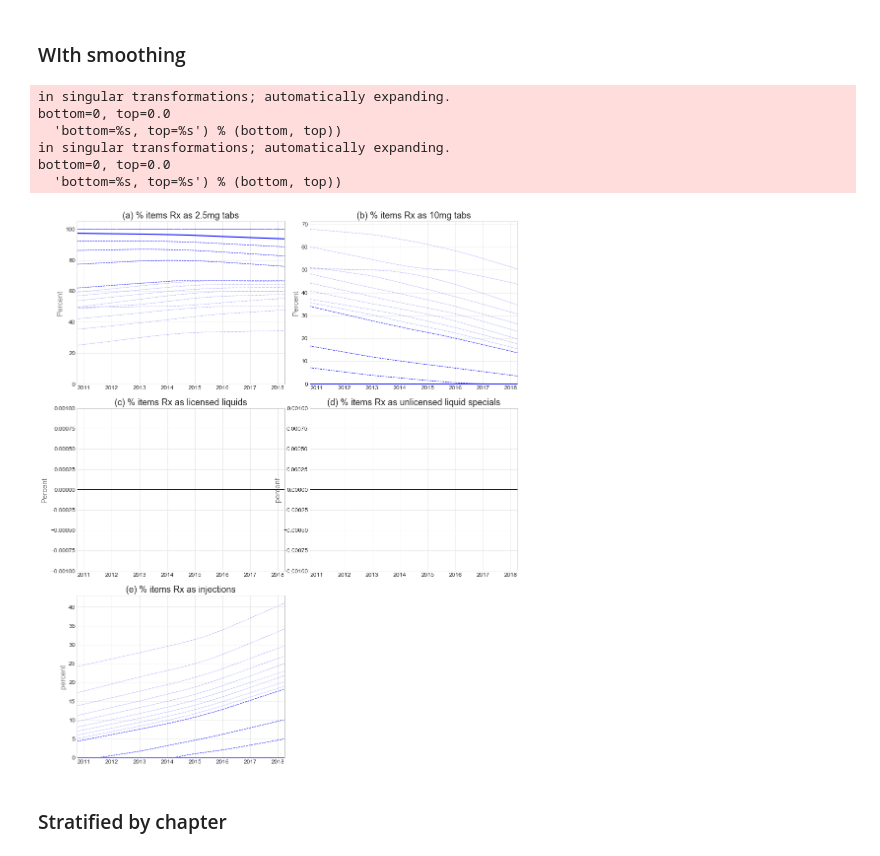
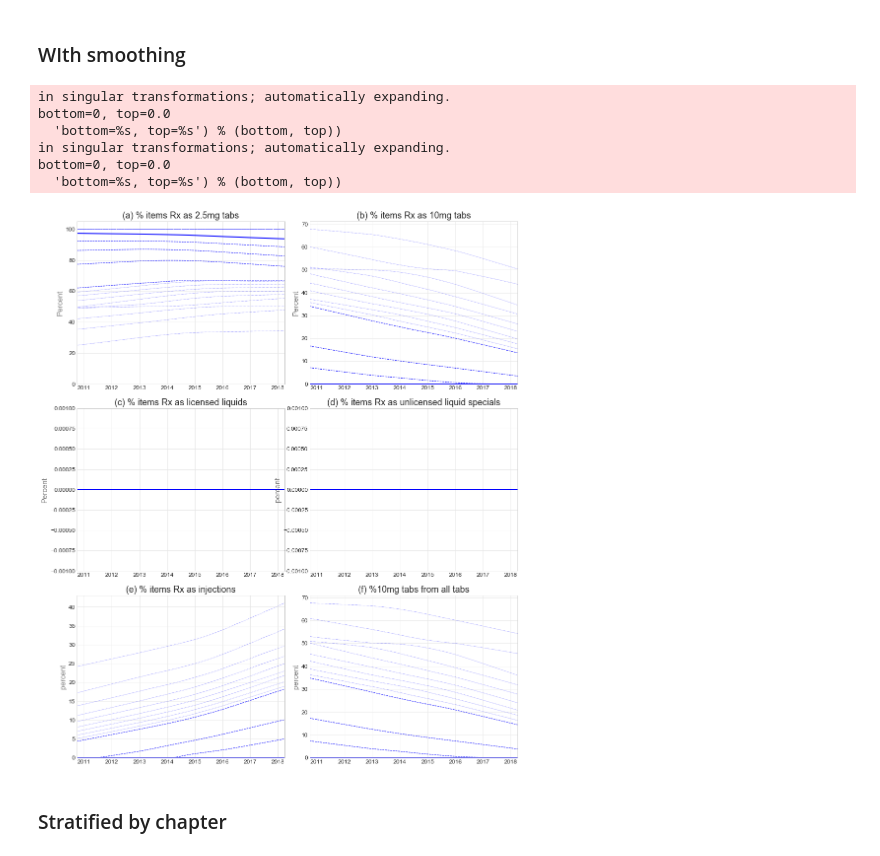
Before and after one commit to ebmdatalab/Methotrexate, a Jupyter notebook: MTX using Antibiotics_practice_level_v8.ipynb, the cells around one changed output. Saved outputs shown, nothing was run; the diff lists cells and outputs as text; code cells hidden in the pictures.

```diff
--- a/MTX using Antibiotics_practice_level_v8.ipynb
+++ b/MTX using Antibiotics_practice_level_v8.ipynb
@@ -136,6 +136,7 @@ pc["10mg tabs"] = 100*(pc.mtx_10/pc.total_mtxitems).fillna(0)
 pc["liquid"] = 100*(pc.mtx_liq/pc.total_mtxitems).fillna(0)
 pc["liquid specials"] = 100*(pc.mtx_liqspec/pc.total_mtxitems).fillna(0)
 pc["injections"] = 100*(pc.mtx_inj/pc.total_mtxitems).fillna(0)
+pc["10mg measure"] = 100*(pc.mtx_10/(pc.mtx_10+pc.mtx_2_5)).fillna(0)
 
 pc.head()
 # %% [output]
@@ -207,7 +208,8 @@ s = [(0,'2.5mg tabs',0,0,'(a) % items Rx as 2.5mg tabs','Percent'),
      (1,'10mg tabs',0,1,'(b) % items Rx as 10mg tabs','Percent'),
      (2,'liquid',1,0,'(c) % items Rx as licensed liquids','Percent'),
      (3,'liquid specials',1,1, '(d) % items Rx as unlicensed liquid specials', 'percent'),
-     (4,'injections',2,0, '(e) % items Rx as injections', 'percent')]
+     (4,'injections',2,0, '(e) % items Rx as injections', 'percent'),
+    (5,'10mg measure',2,1, '(f) %10mg tabs from all tabs', 'percent')]
 
 
 x = pd.Series(x)
@@ -255,7 +257,8 @@ s = [(0,'2.5mg tabs',0,0,'(a) % items Rx as 2.5mg tabs','Percent'),
      (1,'10mg tabs',0,1,'(b) % items Rx as 10mg tabs','Percent'),
      (2,'liquid',1,0,'(c) % items Rx as licensed liquids','Percent'),
      (3,'liquid specials',1,1, '(d) % items Rx as unlicensed liquid specials', 'percent'),
-     (4,'injections',2,0, '(e) % items Rx as injections', 'percent')]
+     (4,'injections',2,0, '(e) % items Rx as injections', 'percent'),
+    (5,'10mg measure',2,1, '(f) %10mg tabs from all tabs', 'percent')]
 x = pd.Series(x)
 
 fig = plt.figure(figsize=(16,20))
@@ -271,34 +274,34 @@ for i in s:
         data = data.set_index('month')
         res = data[[i[1]]]
         #res = seasonal_decompose(res, model='additive') # cruder smoothing
         res = decompose(res, period=12, lo_frac=0.6, lo_delta=0.0)
         res = res.trend
 
         if decile == .5:
             ax.plot(data["dates"],res,'b-',linewidth=2)
             smry[i[1]]= res.reset_index()[i[1]]
         elif (decile <0.1) | (decile >0.9):
             ax.plot(data["dates"],res,'b:',linewidth=0.6)
         else:
             #print (data)
             ax.plot(data["dates"],res,'b--',linewidth=1)
     ax.set_ylabel(i[5], size =15, alpha=0.6)
     ax.set_title(i[4],size = 18)
     ax.set_ylim([0, res.max()[0]*1.05])  # set ymax across all subplots as largest value across dataset
     ax.tick_params(labelsize=12)
     ax.set_xlim([dfp['dates'].min(), dfp['dates'].max()]) # set x axis range as full date range
 
 plt.subplots_adjust(wspace = 0.12,hspace = 0.15)
 plt.savefig('practice_deciles_smooth.png', format='png', dpi=300,bbox_inches='tight')
 plt.show()
 # %% [output]
 in singular transformations; automatically expanding.
 bottom=0, top=0.0
   'bottom=%s, top=%s') % (bottom, top))
 in singular transformations; automatically expanding.
 bottom=0, top=0.0
   'bottom=%s, top=%s') % (bottom, top))
-[figure, old version]
+[figure, new version]
 # %% [markdown]
 ### Stratified by chapter
 # %% [markdown]
```
Also changed, not shown: parts of 15 cells of this notebook, 2 other files.
